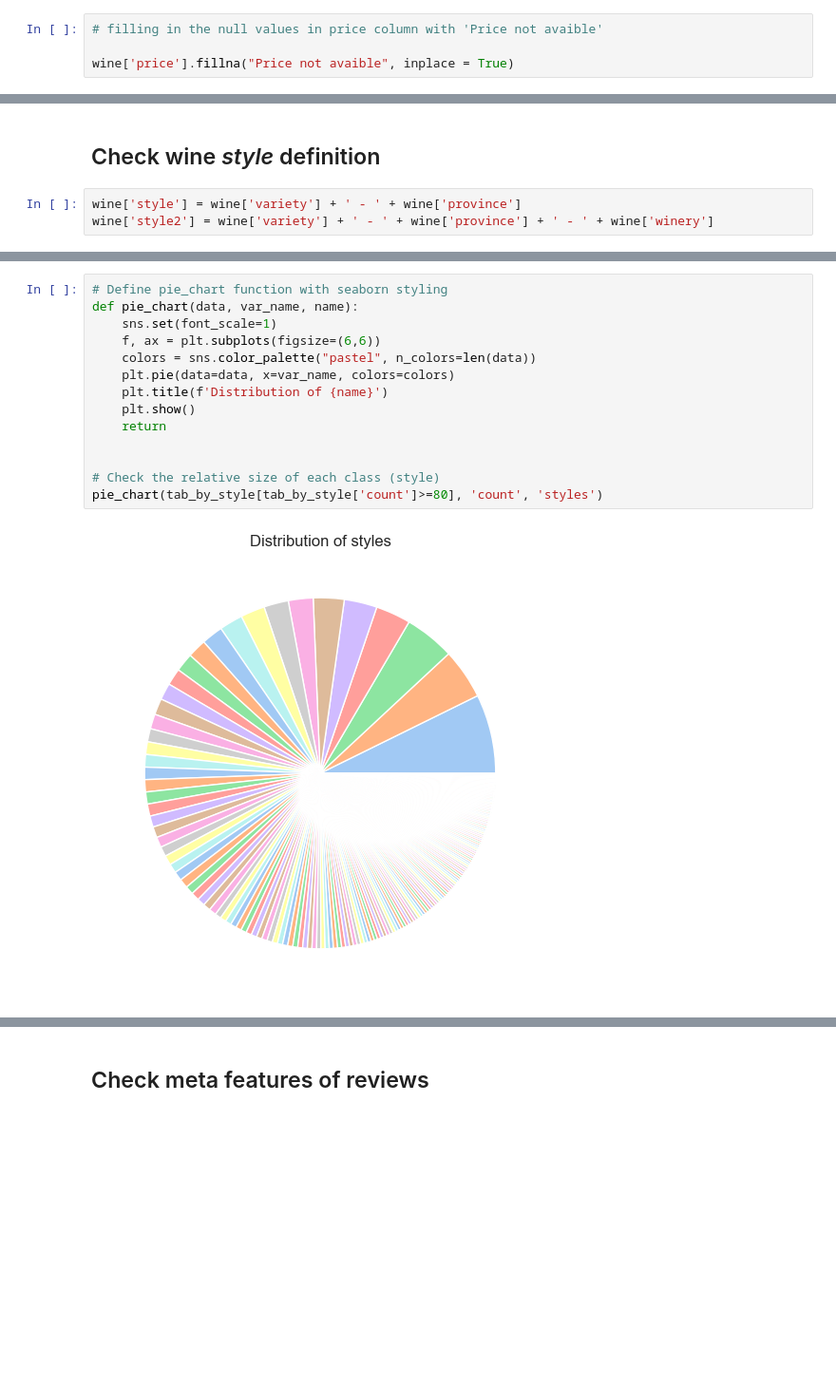
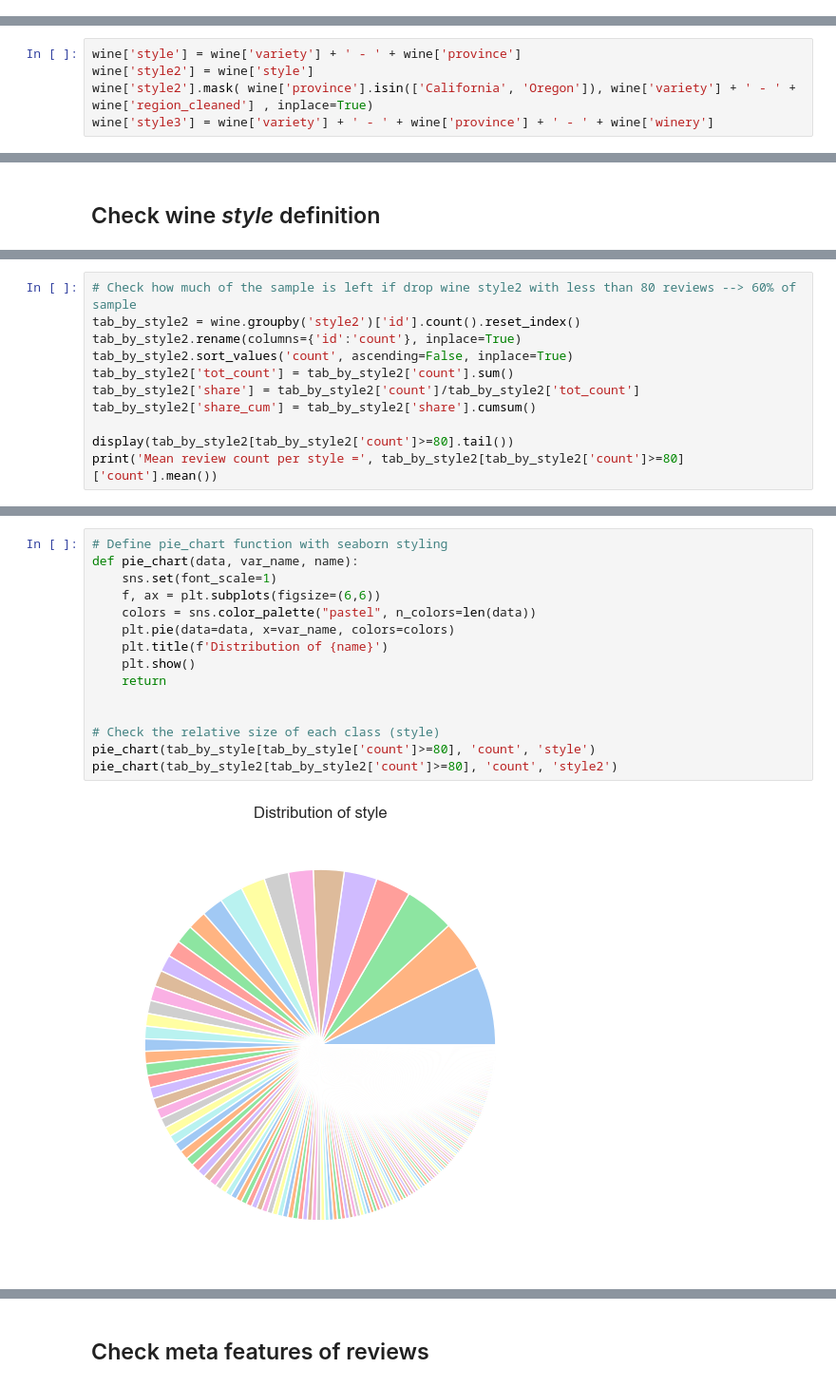
Before and after one commit to VishyFishy02/Somm_Wine_Reccomendation, a Jupyter notebook: Exploratory_Data_Analysis/EDA.ipynb, the cells around one changed output, grey strips where cells are left out. Shown at 95% size. Saved outputs shown, nothing was run; the diff lists cells and outputs as text; blank space fills up the shorter version.

```diff
--- a/Exploratory_Data_Analysis/EDA.ipynb
+++ b/Exploratory_Data_Analysis/EDA.ipynb
@@ -138,4 +128,0 @@ df['Combined'] = df[['Column1', 'Column2']].agg(''.join, axis=1)
-# %%
-# filling in the null values in price column with 'Price not avaible'
-
-wine['price'].fillna("Price not avaible", inplace = True)
@@ -200,3 +217,8 @@ Name: count, Length: 644, dtype: int64
+# %%
+wine['style'] = wine['variety'] + ' - ' + wine['province']
+wine['style2'] = wine['style']
+wine['style2'].mask( wine['province'].isin(['California', 'Oregon']), wine['variety'] + ' - ' + wine['region_cleaned'] , inplace=True)
+wine['style3'] = wine['variety'] + ' - ' + wine['province'] + ' - ' + wine['winery']
 # %% [markdown]
 # Visualization
 # %% [markdown]
@@ -254,8 +276,5 @@ plt.show()
 # %% [markdown]
 ## Check wine *style* definition
-# %%
-wine['style'] = wine['variety'] + ' - ' + wine['province']
-wine['style2'] = wine['variety'] + ' - ' + wine['province'] + ' - ' + wine['winery']
 # %%
 # Define bar_chart_top20 function with seaborn styling
 def bar_chart_top20(data, var_name):
@@ -307 +326,12 @@ print('Mean review count per style =', tab_by_style[tab_by_style['count']>=80]['
 Mean review count per style = 388.76243093922653
+# %%
+# Check how much of the sample is left if drop wine style2 with less than 80 reviews --> 60% of sample
+tab_by_style2 = wine.groupby('style2')['id'].count().reset_index()
+tab_by_style2.rename(columns={'id':'count'}, inplace=True)
+tab_by_style2.sort_values('count', ascending=False, inplace=True)
+tab_by_style2['tot_count'] = tab_by_style2['count'].sum()
+tab_by_style2['share'] = tab_by_style2['count']/tab_by_style2['tot_count']
+tab_by_style2['share_cum'] = tab_by_style2['share'].cumsum()
+
+display(tab_by_style2[tab_by_style2['count']>=80].tail())
+print('Mean review count per style =', tab_by_style2[tab_by_style2['count']>=80]['count'].mean())
@@ -317,16 +359,17 @@ Style = province x variety, number of classes if drop classes <80 reviews = 181
 # %%
 # Define pie_chart function with seaborn styling
 def pie_chart(data, var_name, name):
     sns.set(font_scale=1)
     f, ax = plt.subplots(figsize=(6,6))
     colors = sns.color_palette("pastel", n_colors=len(data))
     plt.pie(data=data, x=var_name, colors=colors)
     plt.title(f'Distribution of {name}')
     plt.show()
     return
 
 
 # Check the relative size of each class (style)
-pie_chart(tab_by_style[tab_by_style['count']>=80], 'count', 'styles')
+pie_chart(tab_by_style[tab_by_style['count']>=80], 'count', 'style')
+pie_chart(tab_by_style2[tab_by_style2['count']>=80], 'count', 'style2')
 # %% [output]
-[figure, old version]
+[figure, new version]
```
Also changed, not shown: parts of 67 cells of this notebook, 2 other files.
